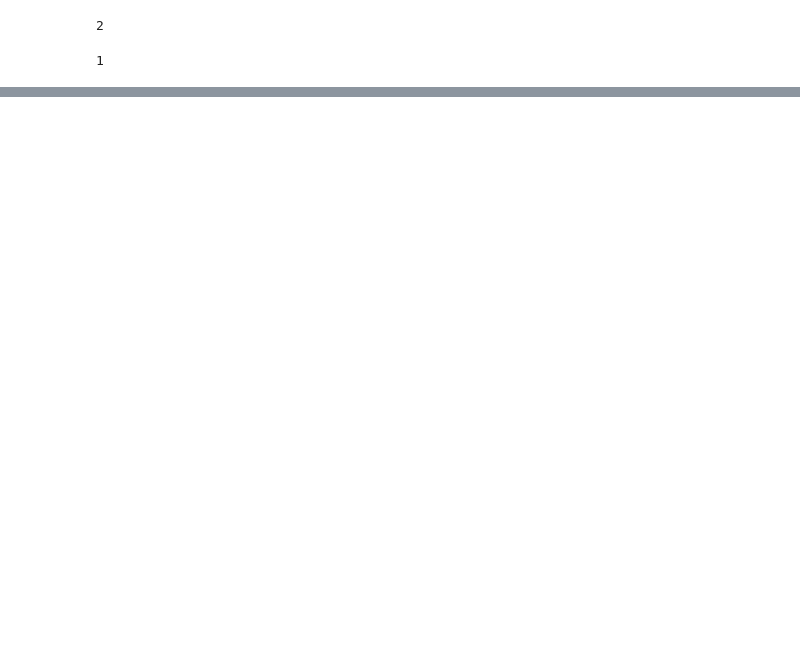
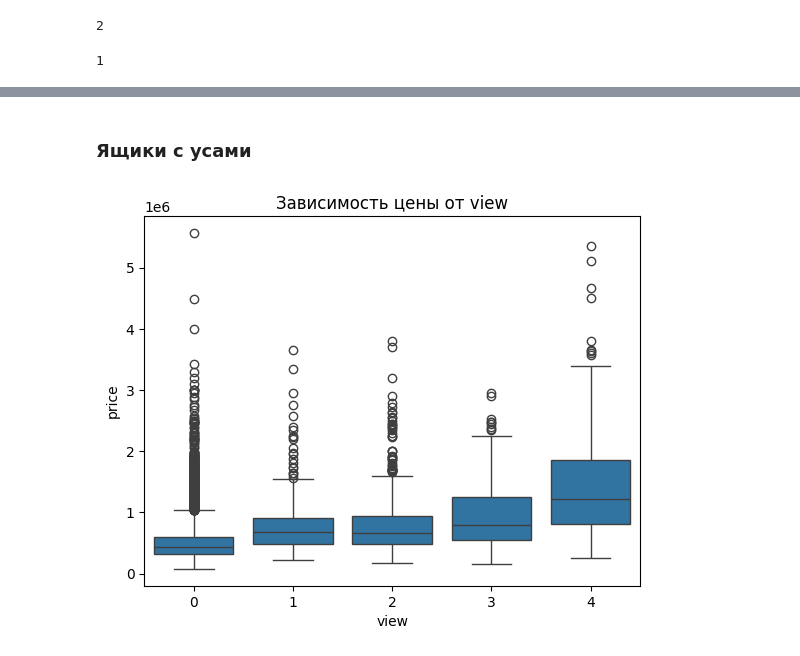
Before and after one commit to dragondangun/em_ml, a Jupyter notebook: 5. Linear Regression/LR.ipynb, the cells around one changed output, grey strips where cells are left out. Cells and saved outputs as stored; diff of their text form; code cells hidden in the pictures; blank space fills up the shorter version.

```diff
--- a/5. Linear Regression/LR.ipynb
+++ b/5. Linear Regression/LR.ipynb
@@ -111,4 +120,5 @@ df.head()
 save_file_name = 'kc_house_data_mod.csv'
 df.to_csv(save_file_name, index=False)
 df = pd.read_csv(save_file_name)
+df['date'] = df['date'].astype('category') # делаем категориальной
 # %% [markdown]
@@ -141,0 +206,5 @@ str
+# %%
+mask = train['sqft_above'].isna()
+train.loc[mask, 'sqft_above'] = train.loc[mask, 'sqft_living'] \
+                                - train.loc[mask, 'sqft_basement']
+train.isna().sum()
@@ -141,0 +238,4 @@ str
+# %%
+train.drop('sqft_living', axis=1, inplace=True)
+# не забываем повторить на тесте
+test.drop('sqft_living', axis=1, inplace=True)
@@ -141,0 +276,10 @@ str
+# %% [markdown]
+### Ящики с усами
+# %%
+sns.boxplot(x='view', y='price', data=train)
+plt.title('Зависимость цены от view')
+plt.xlabel('view')
+plt.ylabel('price')
+plt.show()
+# %% [output]
+[figure, added]
```
Also changed, not shown: parts of 52 cells of this notebook, 1 other file.
